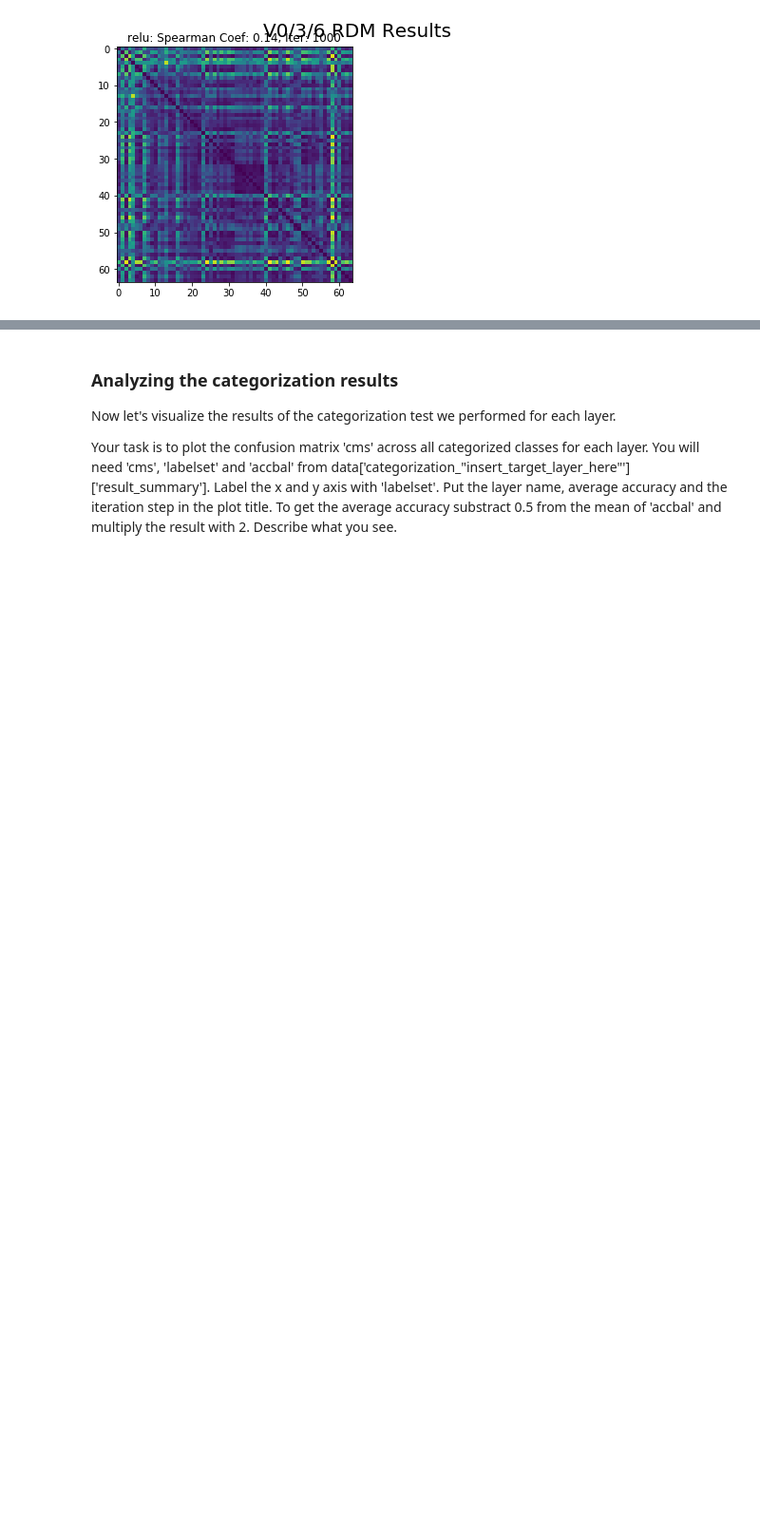
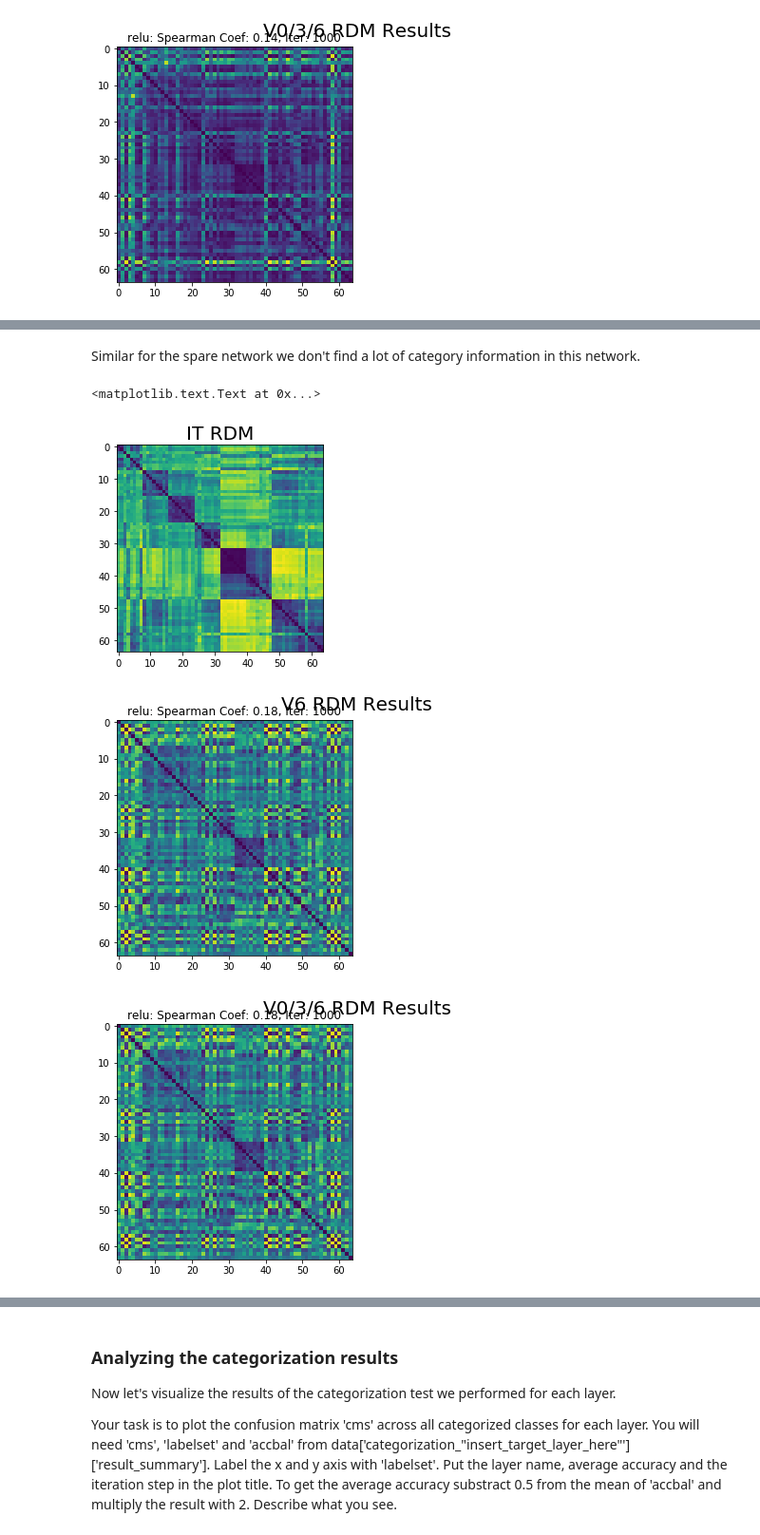
Before and after one commit to neuroailab/cs375, a Jupyter notebook: assignment2/cs375-assignment-2-ae-shallow-bn.ipynb, the cells around one changed output, grey strips where cells are left out. Shown at 95% size. Cells and saved outputs as stored; diff of their text form; code cells hidden in the pictures; blank space fills up the shorter version.

```diff
--- a/assignment2/cs375-assignment-2-ae-shallow-bn.ipynb
+++ b/assignment2/cs375-assignment-2-ae-shallow-bn.ipynb
@@ -235,0 +270,17 @@ Once again, our bugged code was obvious because of the lack of progressive diffe
+# %% [markdown]
+Similar for the spare network we don't find a lot of category information in this network.
+# %%
+
+plt.title('IT RDM', fontsize=20)
+plt.imshow(data_in_all['rdm_it'])
+
+plot_rdms(data_in_6, target_layers, step)
+plt.suptitle('V6 RDM Results', fontsize=20, y=1.02)
+
+plot_rdms(data_in_all, target_layers, step)
+plt.suptitle('V0/3/6 RDM Results', fontsize=20, y=1.02)
+# %% [output]
+<matplotlib.text.Text at 0x...>
+[figure, added]
+[figure, added]
+[figure, added]
```
Also changed, not shown: parts of 44 cells of this notebook, 12 other files.
